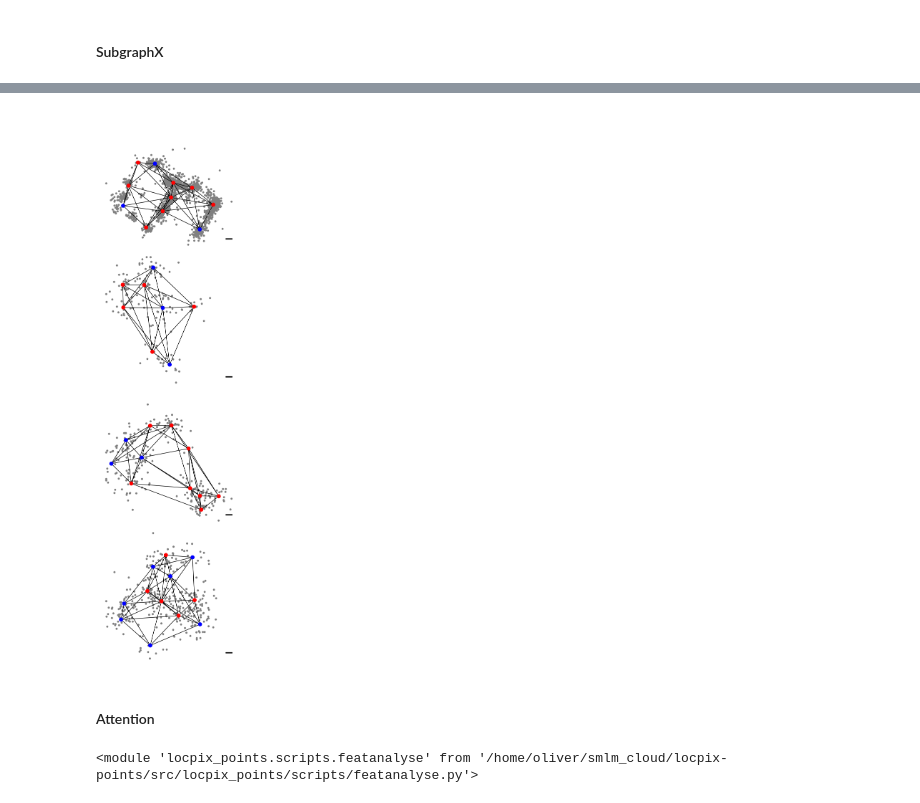
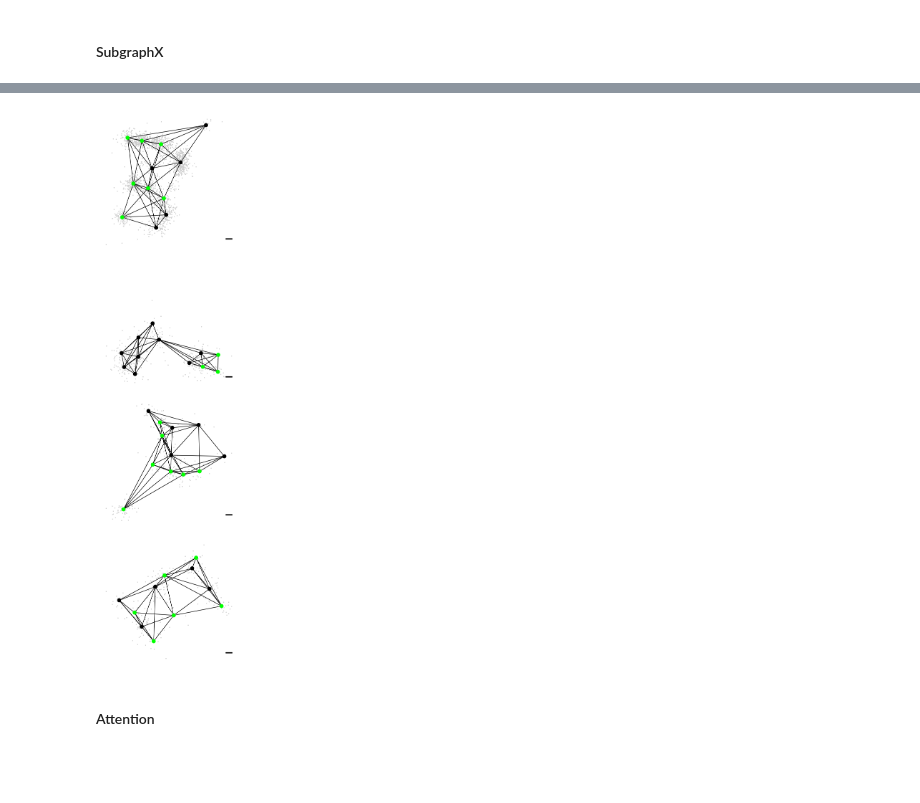
Before and after one commit to oubino/locpix_points, a Jupyter notebook: digits_letters/task_2_finaltest/scripts/analysis.ipynb, the cells around one changed output, grey strips where cells are left out. Drawn from its saved outputs; the diff is of its cells as text; code cells hidden in the pictures; blank space fills up the shorter version.

```diff
--- a/digits_letters/task_2_finaltest/scripts/analysis.ipynb
+++ b/digits_letters/task_2_finaltest/scripts/analysis.ipynb
@@ -296,7 +292,7 @@ if final_test:
 ### Graph structure explainability
 # %%
 # get item to evaluate on
-file_name = "L_102"
+file_name = "three_161"
 # %% [markdown]
 #### Load in configuration
 # %%
@@ -682,3 +635,5 @@ files = ["three_1933", "one_2924", "L_680", "L_102"]
+# %%
+files = ["three_161", "T_745", "L_825", "two_2918"]
 # %% [markdown]
 #### Raw files
 # %%
@@ -693,7 +648,7 @@ for idx, file_name in enumerate(files):
     x = df["x"].to_numpy()
     y = df["y"].to_numpy()
     ax[idx].set_aspect('equal', adjustable='box')
-    ax[idx].scatter(y, x, s=10, c='k')
+    ax[idx].scatter(y, x, s=1, c='k')
     ax[idx].axis('off')
     scalebar = AnchoredSizeBar(ax[idx].transData,
                                0.1, '', 'lower left',
@@ -703,7 +658,7 @@ for idx, file_name in enumerate(files):
                                size_vertical=0.01)
 
     ax[idx].add_artist(scalebar)
-output_path = os.path.join(project_directory, "output", "combined" + '_raw_s_10.svg')
+output_path = os.path.join(project_directory, "output", "combined" + '_raw_s_1.svg')
 plt.subplots_adjust(wspace=0, hspace=0)
 plt.savefig(output_path, transparent=True, bbox_inches="tight", pad_inches=0)
 # %% [output]
@@ -786,5 +792,8 @@ Negative fidelity tensor([0.0009], device='cuda:0', grad_fn=<AbsBackward0>)
 # %%
 # visualise overlaid subgraph using matplotlib
+
+dataitems = torch.load(os.path.join(project_directory, "output/subgraphx_dataitems.pt"))
+node_imps = torch.load(os.path.join(project_directory, "output/subgraphx_nodeimps.pt"))
 
 if not final_test:
     fold = config["fold"]
@@ -792,37 +801,37 @@ if not final_test:
 else:
     file_folder = "processed"
 
 fig, ax = plt.subplots(4,1,figsize=(20,20), sharex=True, sharey=True)
 for idx, file_name in enumerate(files):
 
     file_loc = find_graph_path(project_directory, file_name, file_folder)
     # raw file
     processed_file = torch.load(file_loc)
     processed_file = processed_file.pos_dict['locs'].cpu().numpy()
     x = processed_file[:,0]
     y = processed_file[:,1]
     ax[idx].set_aspect('equal', adjustable='box')
-    ax[idx].scatter(y, x, s=10, c='0.5')
+    ax[idx].scatter(y, x, s=1, c='0.8')
     #ax[idx].axis('off')
     scalebar = AnchoredSizeBar(ax[idx].transData,
                                0.1, '', 'lower right',
                                pad=1,
                                color='k',
                                frameon=False,
                                size_vertical=0.01)
 
     ax[idx].add_artist(scalebar)
     # graph
     nx_g = to_networkx(dataitems[idx], to_undirected=True)
     nx_g.remove_edges_from(nx.selfloop_edges(nx_g))
     pos = dataitems[idx].pos.cpu().numpy()
-    node_color = np.where(node_imps[idx].cpu().numpy(), 'r', 'b')
+    node_color = np.where(node_imps[idx].cpu().numpy(), '#00FF00', 'k')
     draw(nx_g, pos=np.flip(pos, axis= 1), ax=ax[idx], node_color=node_color, node_size=50)
-output_path = os.path.join(project_directory, "output", "combined" + '_subgraphx_s_10.svg')
+output_path = os.path.join(project_directory, "output", "combined" + '_subgraphx_s_1.svg')
 plt.subplots_adjust(wspace=0, hspace=0)
 plt.savefig(output_path, transparent=True, bbox_inches="tight", pad_inches=0)
 # %% [output]
-[figure, old version]
+[figure, new version]
 # %% [markdown]
 #### Attention
 # %%
@@ -834,10 +843,4 @@ attention_config = {
     # threshold to apply to edge mask for pyg explain
     "edge_mask_threshold": 0.0,
 }
-# %%
-import importlib
-from locpix_points.scripts import featanalyse
-importlib.reload(featanalyse)
-# %% [output]
-<module 'locpix_points.scripts.featanalyse' from '/home/oliver/smlm_cloud/locpix-points/src/locpix_points/scripts/featanalyse.py'>
 # %%
```
Also changed, not shown: parts of 17 cells of this notebook, 5 other files.
